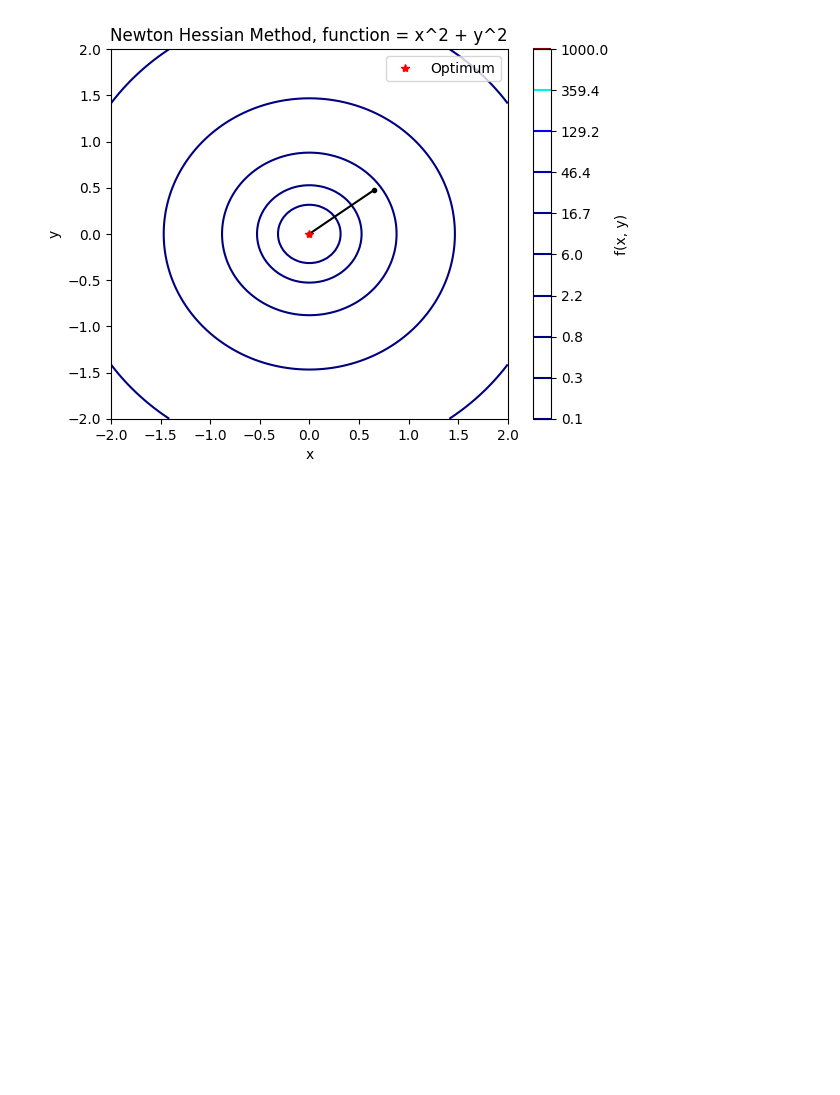
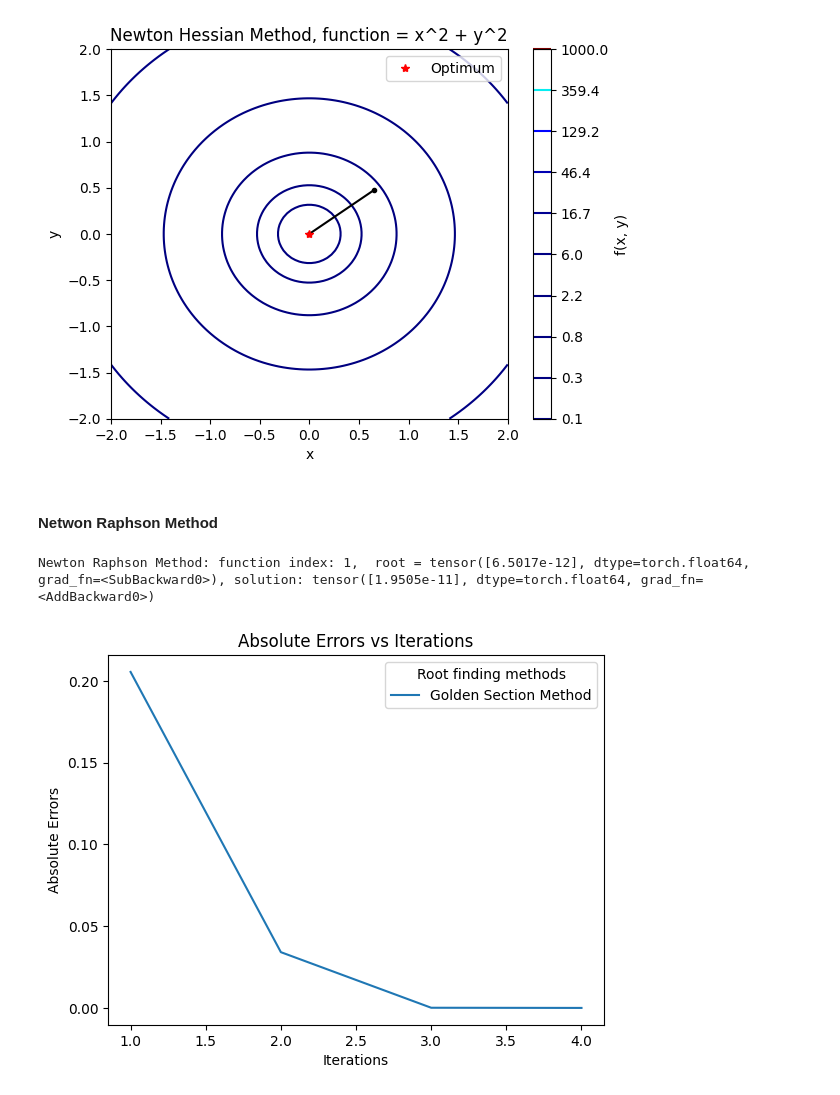
Before and after one commit to saeedahmadicp/numerical_optimization_of_ai, a Jupyter notebook: Test Notebook.ipynb, the cells around one changed output. Cells and saved outputs as stored; diff of their text form; code cells hidden in the pictures; blank space fills up the shorter version.

Commit message:
added newton raphson visualization

```diff
--- a/Test Notebook.ipynb
+++ b/Test Notebook.ipynb
@@ -472,3 +472,35 @@ x = [0. 0.]
 f(x) = 0.0
 N = 2
 [figure]
+# %% [markdown]
+#### Netwon Raphson Method
+# %%
+## import special function for newton having tensor
+from functions import func4_torch
+
+## random initial guess
+x0 = np.random.rand(1)
+
+## define the tolerance, maximum iteration, and index of the function
+tol = 1e-6
+N = 100
+index = 1
+
+## call the newton raphson method, NR = Newton Raphson
+NR_root, NR_E, _ = newton(f=func4_torch, x0=x0, tol=tol, max_iter=N)
+
+
+# print the guessing roots for newton rapson
+print(f"Newton Raphson Method: function index: {index},  root = {NR_root}, solution: {g(NR_root)}")
+
+
+## build data dictionary for plotting
+data = {
+    "Golden Section Method": {"errors": NR_E, "color": "blue"},
+    }
+
+## plot the errors
+plotRootFindingMethods(index, data)
+# %% [output]
+Newton Raphson Method: function index: 1,  root = tensor([6.5017e-12], dtype=torch.float64, grad_fn=<SubBackward0>), solution: tensor([1.9505e-11], dtype=torch.float64, grad_fn=<AddBackward0>)
+[figure, added]
```
Also changed, not shown: 2 other files.
